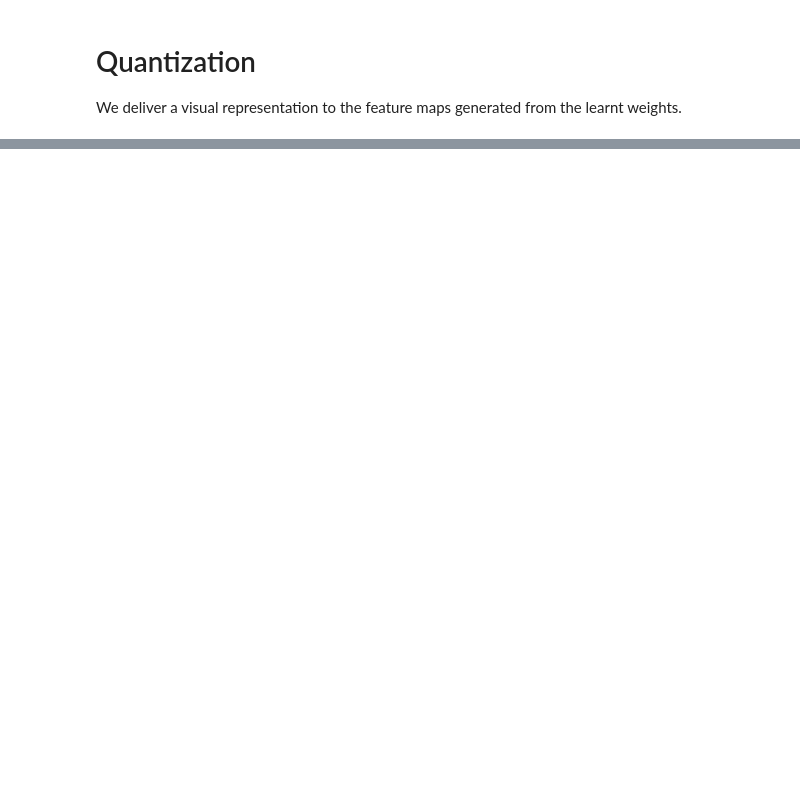
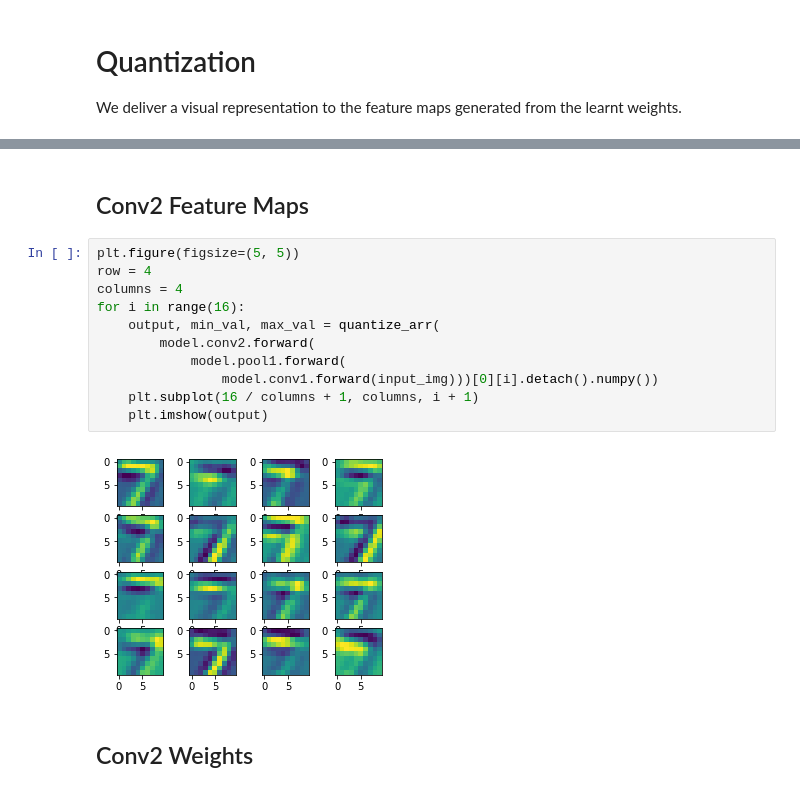
Before and after one commit to MohamedAliRashad/LeNet-5-Quantized, a Jupyter notebook: LeNet5.ipynb, the cells around one changed output, grey strips where cells are left out. Saved outputs shown, nothing was run; the diff lists cells and outputs as text; blank space fills up the shorter version.

```diff
--- a/LeNet5.ipynb
+++ b/LeNet5.ipynb
@@ -315,0 +419,17 @@ for i in range(6):
+# %% [markdown]
+## Conv2 Feature Maps
+# %%
+plt.figure(figsize=(5, 5))
+row = 4
+columns = 4
+for i in range(16):
+    output, min_val, max_val = quantize_arr(
+        model.conv2.forward(
+            model.pool1.forward(
+                model.conv1.forward(input_img)))[0][i].detach().numpy())
+    plt.subplot(16 / columns + 1, columns, i + 1)
+    plt.imshow(output)
+# %% [output]
+[figure, added]
+# %% [markdown]
+## Conv2 Weights
```
Also changed, not shown: parts of 29 cells of this notebook.
